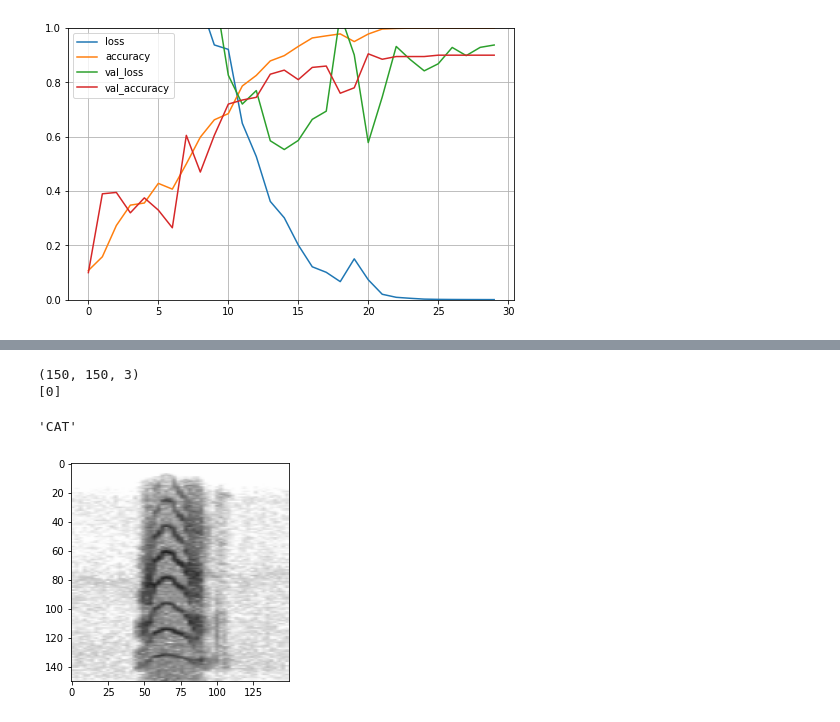
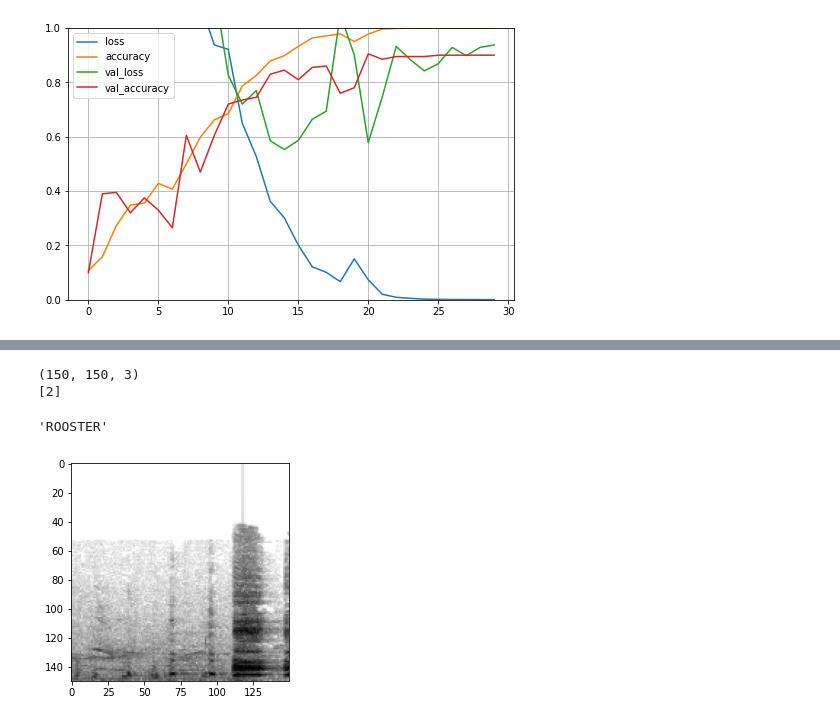
Before and after one commit to QuangLe102/Classification_animal, a Jupyter notebook: Classification_animal.ipynb, the cells around one changed output, grey strips where cells are left out. Cells and saved outputs as stored; diff of their text form; code cells hidden in the pictures.

```diff
--- a/Classification_animal.ipynb
+++ b/Classification_animal.ipynb
@@ -147,17 +165,17 @@ model1 = keras.models.load_model('../content/Classification.h5')
 # %%
-test =15
+test =50
 plt.imshow(cv2.cvtColor(x_pre[test], cv2.COLOR_BGR2RGB))
 print(x_pre[test].shape)
 img = x_pre[test].reshape(1, 150, 150, 3)
 img = img.astype('float32')
 img /= 255
 pred = np.argmax(model1.predict(img), axis = 1)
 print(pred)
 Label = ['CAT', 'DOG','ROOSTER','CRICKET','DUCK','FROG','MONKEY','GOAT','ELEPHANT','COW']
 Label[pred[0]]
 # %% [output]
 (150, 150, 3)
-[0]
+[2]
-'CAT'
+'ROOSTER'
-[figure, old version]
+[figure, new version]
 # %%
```
Also changed, not shown: parts of 18 cells of this notebook.
